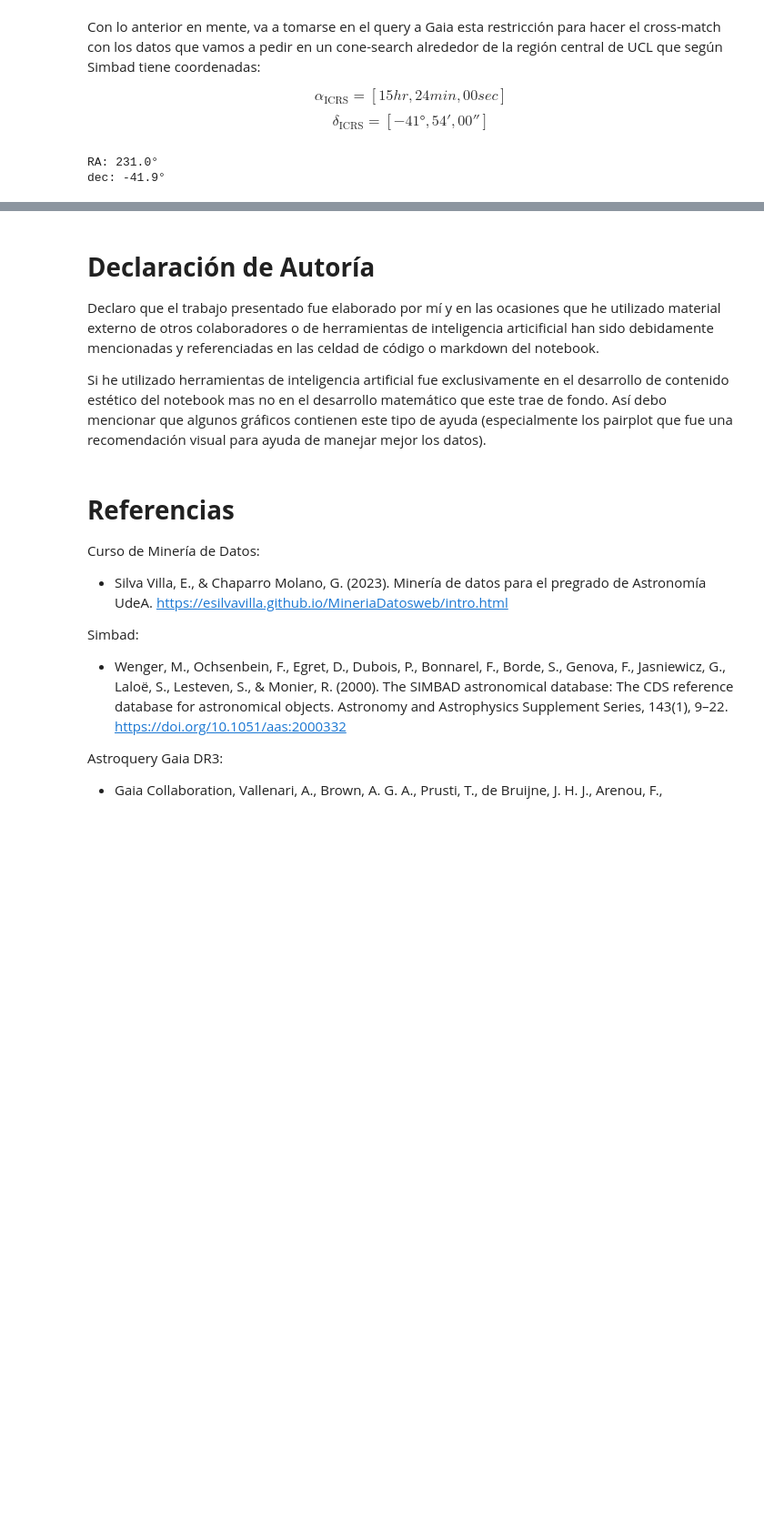
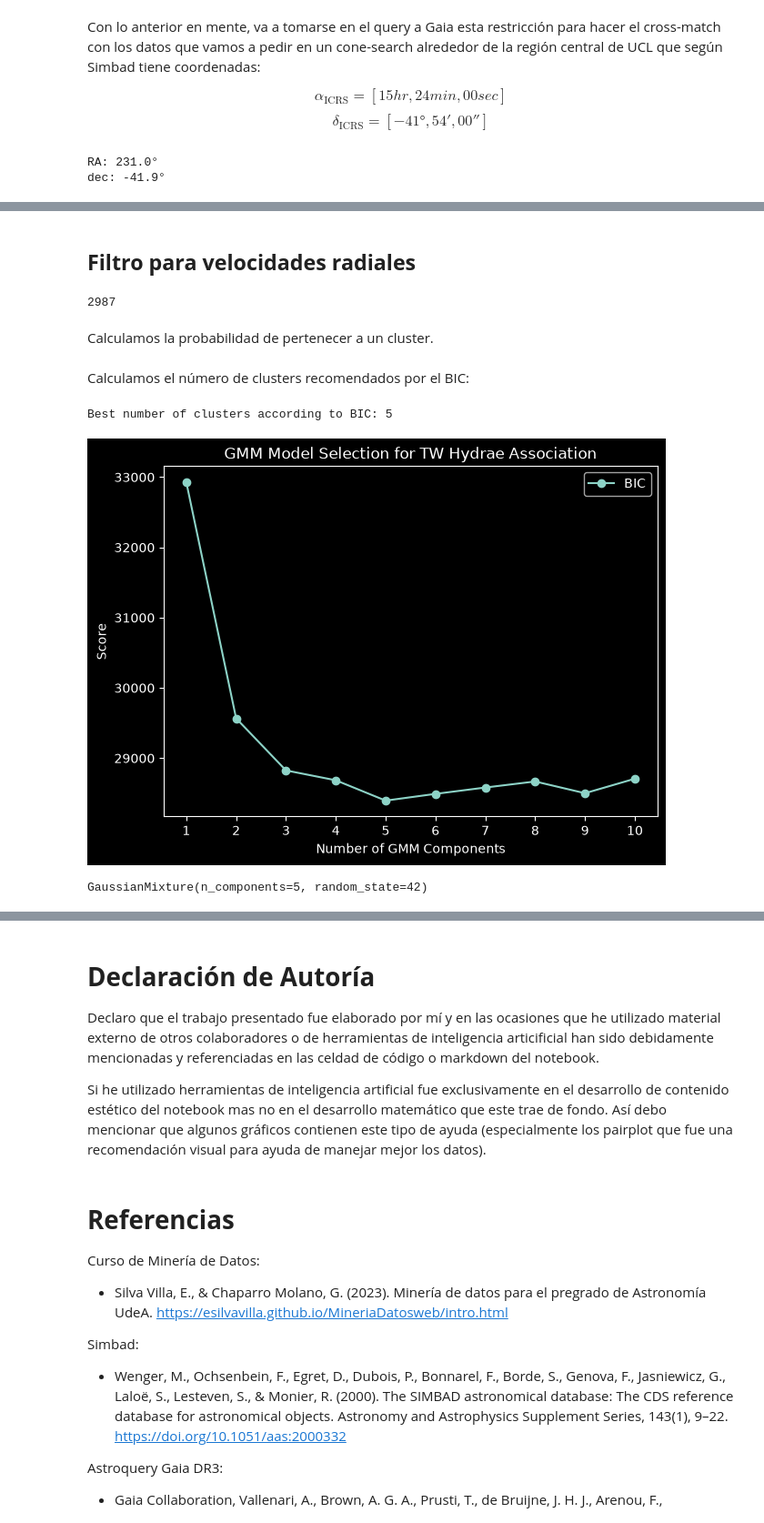
Before and after one commit to Gars220/Proyecto_Gaia, a Jupyter notebook: new_pob_estelares.ipynb, the cells around one changed output, grey strips where cells are left out. Shown at 91% size. Cells and saved outputs as stored; diff of their text form; code cells hidden in the pictures; blank space fills up the shorter version.

```diff
--- a/new_pob_estelares.ipynb
+++ b/new_pob_estelares.ipynb
@@ -861,0 +941,76 @@ dec: -41.9°
+# %% [markdown]
+## **Filtro para velocidades radiales**
+# %%
+errores_rv_UCL = np.abs(filtro_2_UCL['rv_error'].data / filtro_2_UCL['radial_velocity'].data)
+
+# Aquí la máscara para tomar los valores.
+mask3_UCL = errores_rv_UCL <= 0.2
+
+filtro_3_UCL = filtro_2_UCL[mask3_UCL]
+
+len(filtro_3_UCL)
+# %% [output]
+2987
+# %% [markdown]
+Calculamos la probabilidad de pertenecer a un cluster.
+# %%
+Xs_UCL = np.column_stack(
+    [filtro_3_UCL['pmra'], filtro_3_UCL['pmdec'],
+     filtro_3_UCL['parallax'], filtro_3_UCL['radial_velocity']]
+)
+
+# Aplicamos la normalización a gaussianas estándar.
+scaler = StandardScaler()
+Xns_UCL = scaler.fit_transform(Xs_UCL)
+# %% [markdown]
+Calculamos el número de clusters recomendados por el BIC:
+# %%
+n_components_range = range(1, 11)
+
+bics = []
+
+for n in n_components_range:
+
+    gmm = GaussianMixture(
+        n_components=n,
+        covariance_type='full',
+        random_state=42
+    )
+
+    gmm.fit(Xns_UCL)
+
+    bics.append(gmm.bic(Xns_UCL))
+
+
+best_n = n_components_range[np.argmin(bics)]
+
+print(f"Best number of clusters according to BIC: {best_n}")
+
+
+plt.figure(figsize=(7,5))
+
+plt.plot(n_components_range, bics, marker='o', label='BIC')
+
+plt.xlabel('Number of GMM Components')
+plt.ylabel('Score')
+
+plt.xticks(list(n_components_range))
+
+plt.legend()
+
+plt.title('GMM Model Selection for TW Hydrae Association')
+
+plt.show()
+
+
+best_gmm = GaussianMixture(
+    n_components=best_n,
+    covariance_type='full',
+    random_state=42
+)
+
+best_gmm.fit(Xns_UCL)
+# %% [output]
+Best number of clusters according to BIC: 5
+[figure, added]
+GaussianMixture(n_components=5, random_state=42)
```
Also changed, not shown: parts of 24 cells of this notebook, 1 other file.
